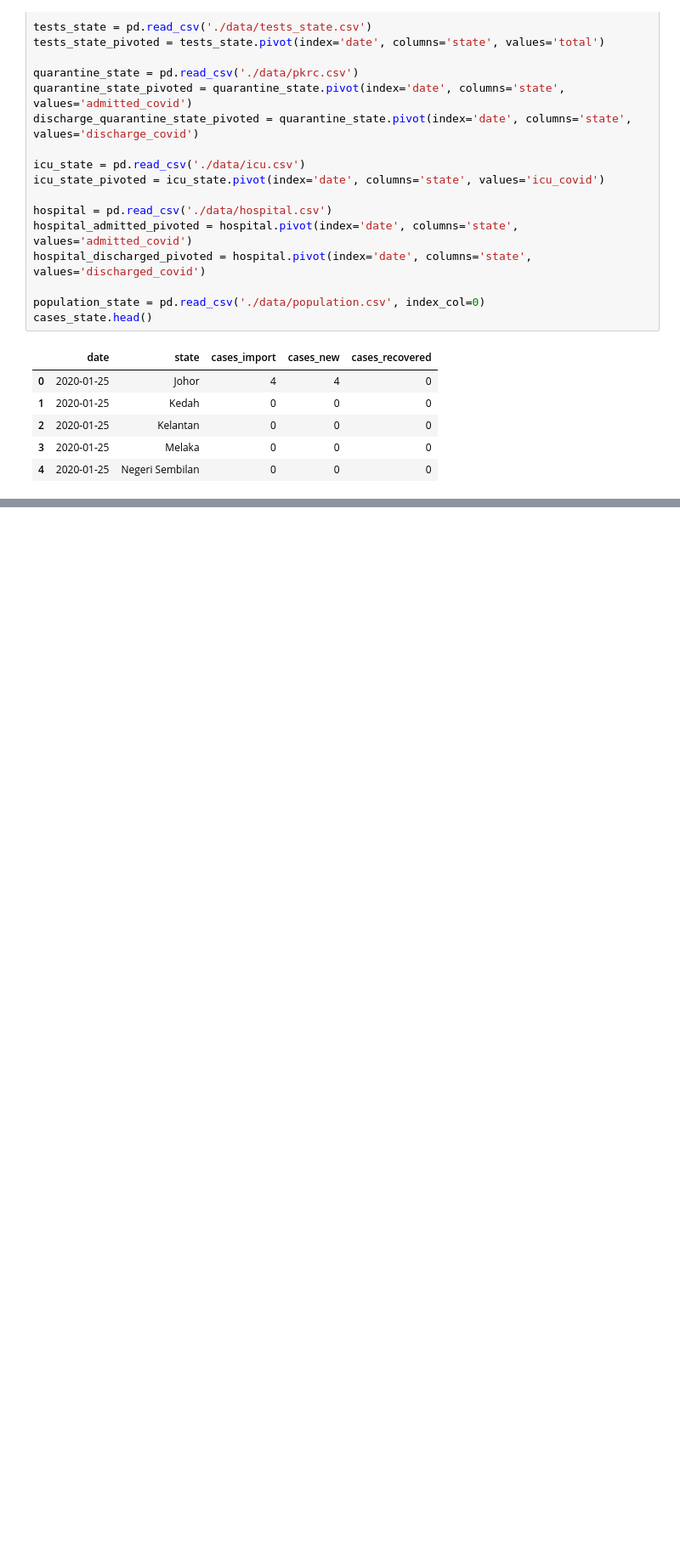
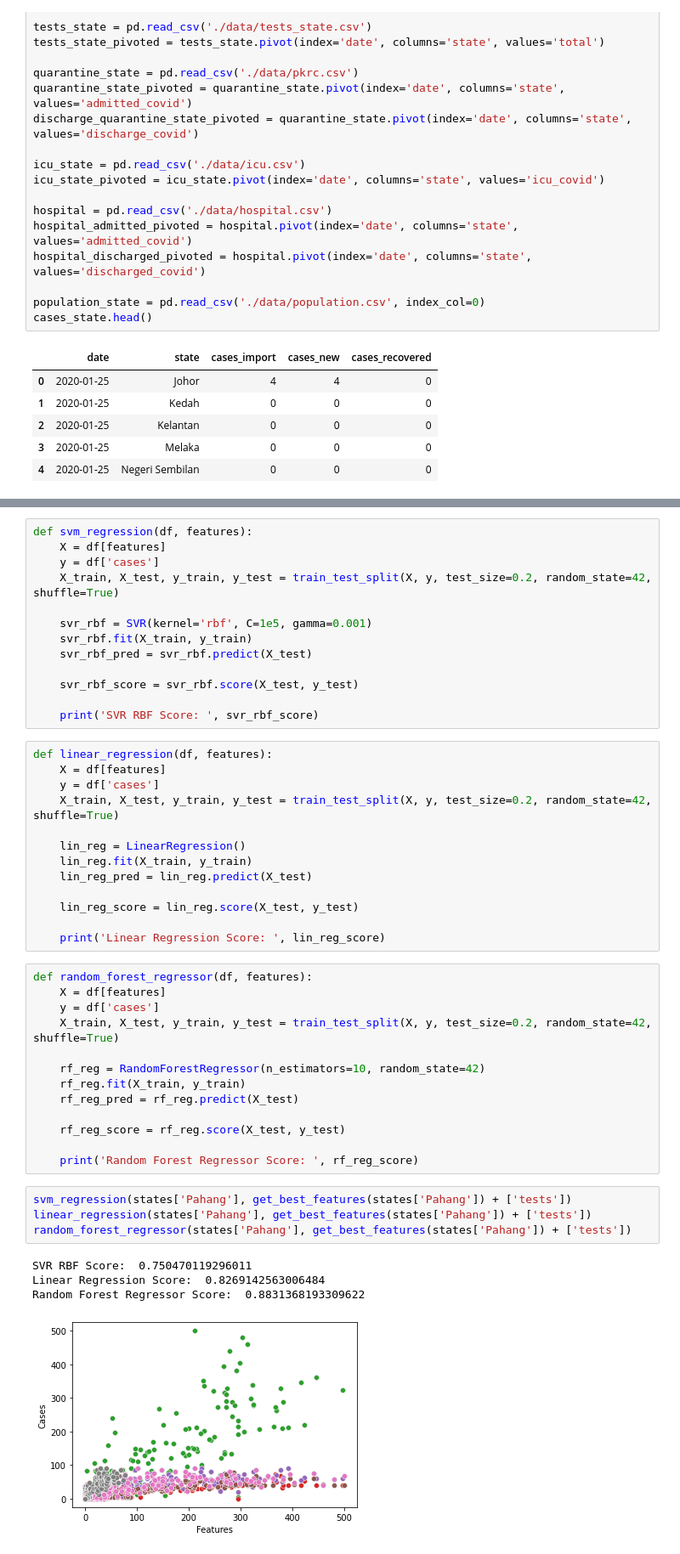
Before and after one commit to sidharrth2002/covid-streamlit, a Jupyter notebook: Q3.ipynb, the cells around one changed output, grey strips where cells are left out. Shown at 85% size. Saved outputs shown, nothing was run; the diff lists cells and outputs as text; blank space fills up the shorter version.

```diff
--- a/Q3.ipynb
+++ b/Q3.ipynb
@@ -97,0 +126,48 @@ sns.scatterplot(x='hospital_admitted', y='cases', data=pahang)
+# %%
+def svm_regression(df, features):
+    X = df[features]
+    y = df['cases']
+    X_train, X_test, y_train, y_test = train_test_split(X, y, test_size=0.2, random_state=42, shuffle=True)
+
+    svr_rbf = SVR(kernel='rbf', C=1e5, gamma=0.001)
+    svr_rbf.fit(X_train, y_train)
+    svr_rbf_pred = svr_rbf.predict(X_test)
+
+    svr_rbf_score = svr_rbf.score(X_test, y_test)
+
+    print('SVR RBF Score: ', svr_rbf_score)
+# %%
+def linear_regression(df, features):
+    X = df[features]
+    y = df['cases']
+    X_train, X_test, y_train, y_test = train_test_split(X, y, test_size=0.2, random_state=42, shuffle=True)
+
+    lin_reg = LinearRegression()
+    lin_reg.fit(X_train, y_train)
+    lin_reg_pred = lin_reg.predict(X_test)
+
+    lin_reg_score = lin_reg.score(X_test, y_test)
+
+    print('Linear Regression Score: ', lin_reg_score)
+# %%
+def random_forest_regressor(df, features):
+    X = df[features]
+    y = df['cases']
+    X_train, X_test, y_train, y_test = train_test_split(X, y, test_size=0.2, random_state=42, shuffle=True)
+
+    rf_reg = RandomForestRegressor(n_estimators=10, random_state=42)
+    rf_reg.fit(X_train, y_train)
+    rf_reg_pred = rf_reg.predict(X_test)
+
+    rf_reg_score = rf_reg.score(X_test, y_test)
+
+    print('Random Forest Regressor Score: ', rf_reg_score)
+# %%
+svm_regression(states['Pahang'], get_best_features(states['Pahang']) + ['tests'])
+linear_regression(states['Pahang'], get_best_features(states['Pahang']) + ['tests'])
+random_forest_regressor(states['Pahang'], get_best_features(states['Pahang']) + ['tests'])
+# %% [output]
+SVR RBF Score:  0.750470119296011
+Linear Regression Score:  0.8269142563006484
+Random Forest Regressor Score:  0.8831368193309622
+[figure, added]
```
Also changed, not shown: parts of 18 cells of this notebook, 2 other files.
